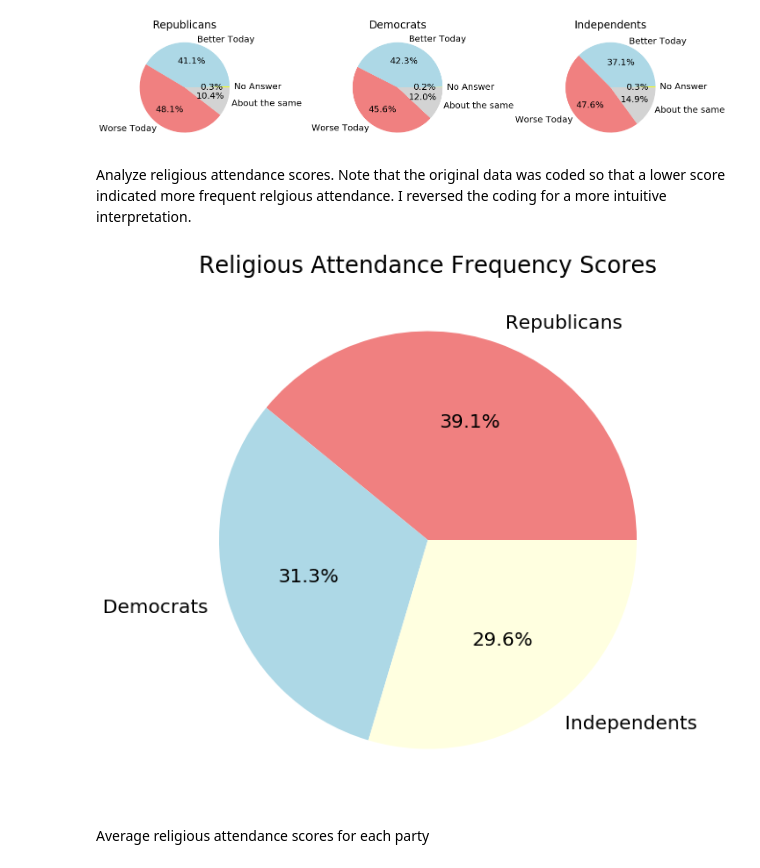
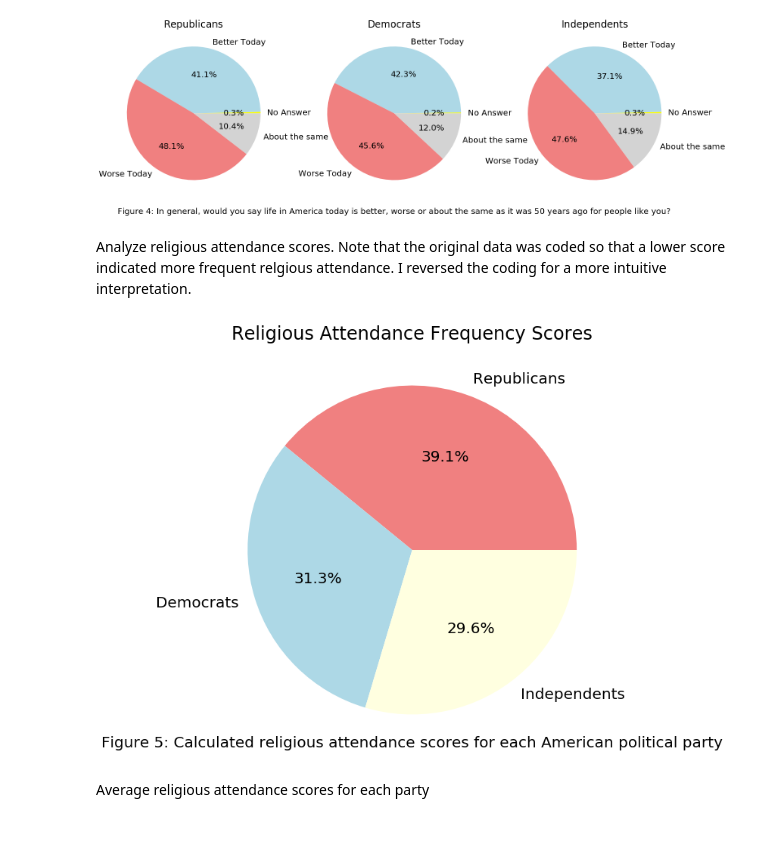
Before and after one commit to dstolbert/Thinkful-Capstone-1, a Jupyter notebook: Analyzing views of society and religion by political party.ipynb, the cells around one changed output. Cells and saved outputs as stored; diff of their text form; code cells hidden in the pictures; blank space fills up the shorter version.

```diff
--- a/Analyzing views of society and religion by political party.ipynb
+++ b/Analyzing views of society and religion by political party.ipynb
@@ -34,36 +34,37 @@ outlook = list(party_df.groupby(['PARTY', 'LIFE']).size())
 outlook_byparty = []
 
 #split into list of 3 parties
 for i in range(3):
     outlook_byparty.append(outlook[i*4:i*4+4])
 
 #Create pie chart variables
 labels = ['No Answer', 'Better Today', 'Worse Today', 'About the same']
 size_rep = outlook_byparty[0]
 size_dem = outlook_byparty[1]
 size_ind = outlook_byparty[2]
 colors = ['yellow', 'lightblue', 'lightcoral', 'lightgrey']
+txt= 'Figure 4: In general, would you say life in America today is better, worse or about the same as it was 50 years ago for people like you?'
 
 #Create pie charts
-plt.figure(figsize=(20,20))
+plt.figure(figsize=(25,25))
 plt.rcParams.update({'font.size': 20})
 
 plt.subplot(1,3,1)
 plt.pie(size_rep,labels=labels, colors=colors, autopct='%1.1f%%')
 plt.title("Republicans")
 
 plt.subplot(1,3,2)
 plt.pie(size_dem,labels=labels, colors=colors, autopct='%1.1f%%')
 plt.title("Democrats")
 
 plt.subplot(1,3,3)
 plt.pie(size_ind,labels=labels, colors=colors, autopct='%1.1f%%')
 plt.title("Independents")
 
-plt.tight_layout()
+plt.text(-3, -1.5, txt, ha='center')
 plt.show()
 # %% [output]
-[figure, old version]
+[figure, new version]
 # %% [markdown]
 Analyze religious attendance scores. Note that the original data was coded so that a lower score indicated more frequent relgious attendance. I reversed the coding for a more intuitive interpretation.
 # %%
@@ -92,14 +93,17 @@ religious_attendance = party_df.groupby('PARTY')['reversed_list'].mean()
 labels = ['Republicans', 'Democrats', 'Independents']
 size = religious_attendance
 colors = ['lightcoral', 'lightblue', 'lightyellow']
+txt='Figure 5: Calculated religious attendance scores for each American political party'
 
 #Create pie charts
 plt.figure(figsize=(10,10))
 plt.pie(size,labels=labels, colors=colors, autopct='%1.1f%%')
 plt.title("Religious Attendance Frequency Scores")
+
+plt.text(0, -1.2, txt, ha='center')
 plt.show()
 # %% [output]
-[figure, old version]
+[figure, new version]
 # %% [markdown]
 Average religious attendance scores for each party
 # %%
```
Also changed, not shown: 3 other files.
